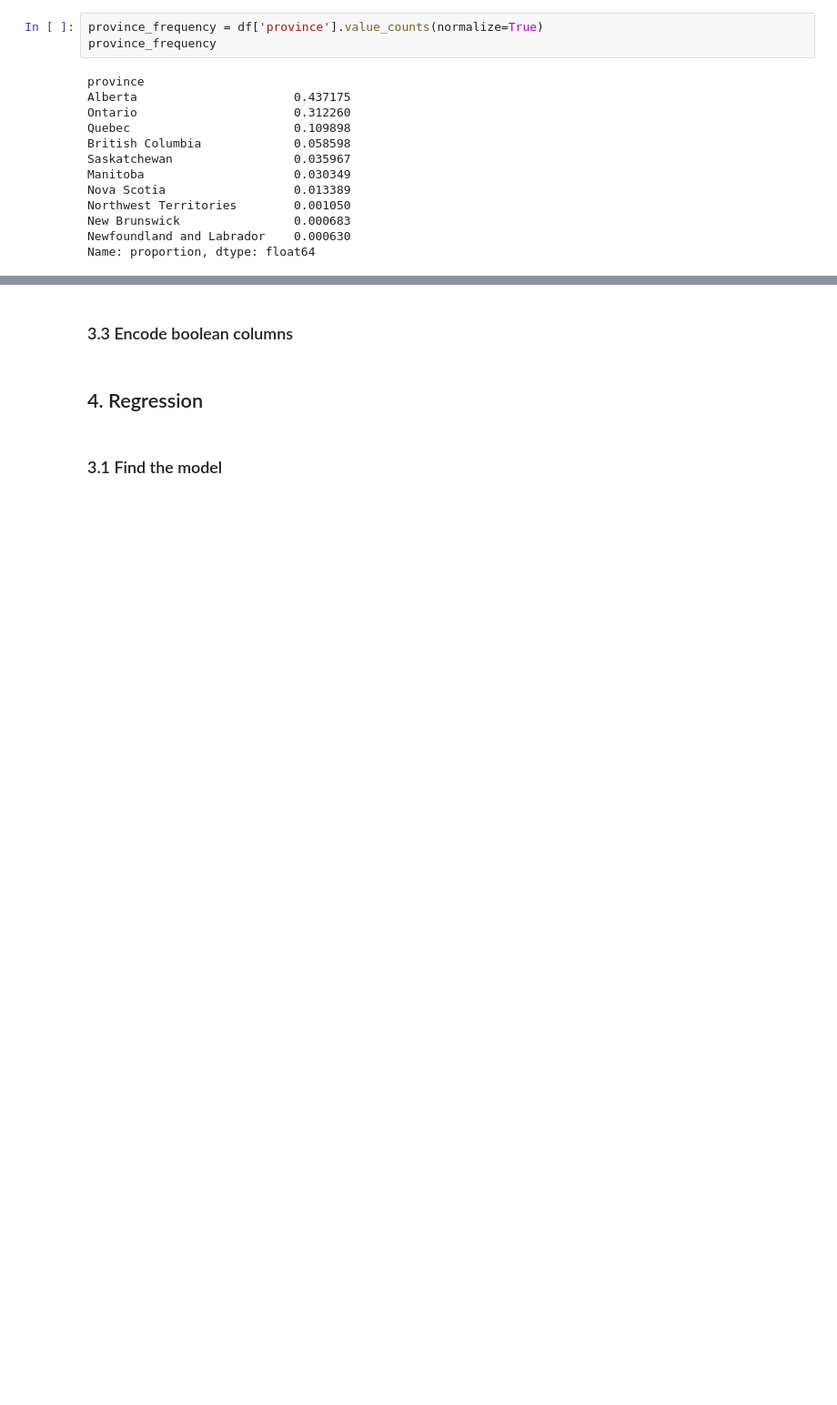
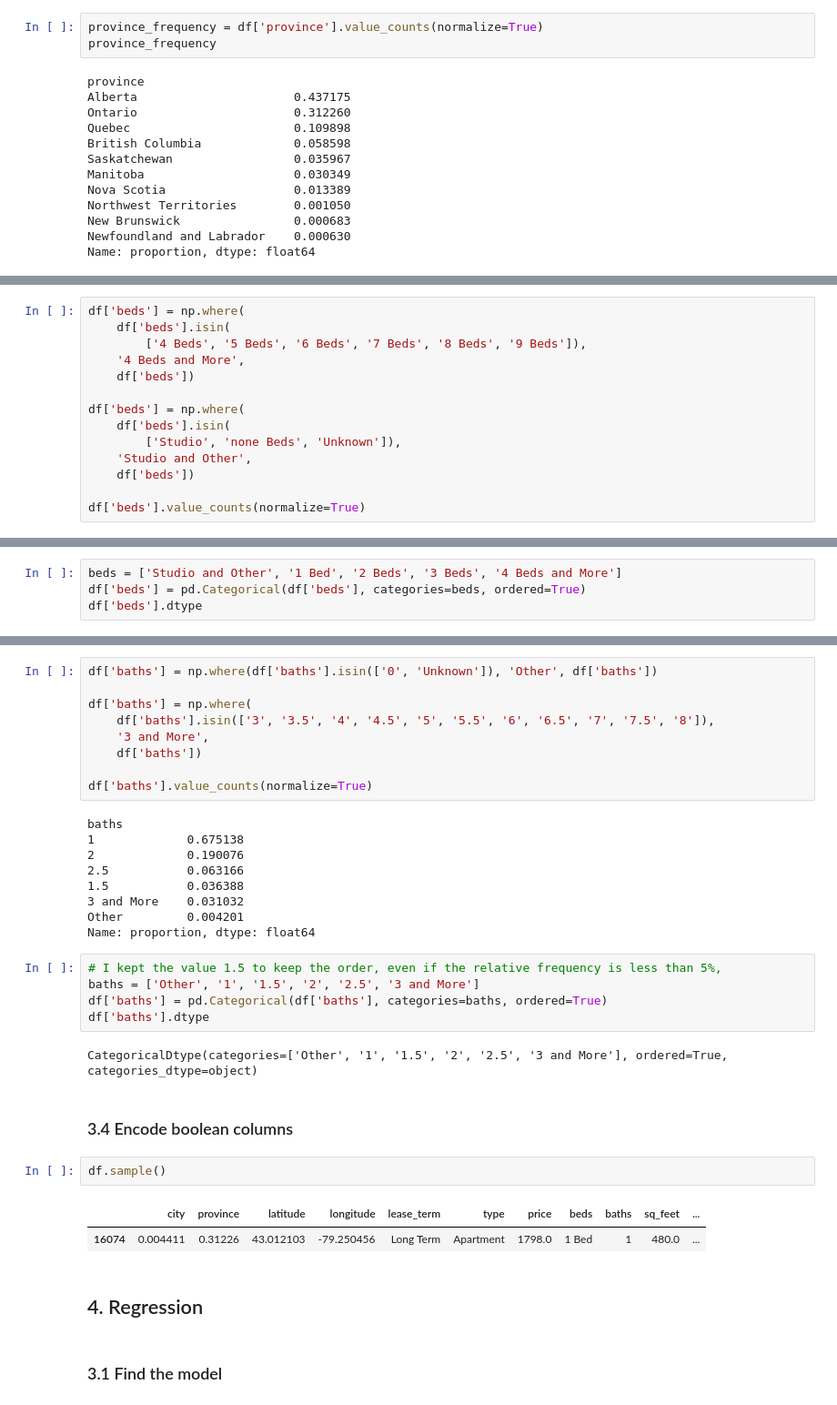
Before and after one commit to nadpierre/rental-prices-regression-project, a Jupyter notebook: RentalPricesRegression.ipynb, the cells around one changed output, grey strips where cells are left out. Shown: that part at 91% size. Drawn from its saved outputs; the diff is of its cells as text; blank space fills up the shorter version.

Commit message:
data preprocessing of categorical values

```diff
--- a/RentalPricesRegression.ipynb
+++ b/RentalPricesRegression.ipynb
@@ -566,0 +633,14 @@ df.sample(3)
+# %%
+df['beds'] = np.where(
+    df['beds'].isin(
+        ['4 Beds', '5 Beds', '6 Beds', '7 Beds', '8 Beds', '9 Beds']),
+    '4 Beds and More',
+    df['beds'])
+
+df['beds'] = np.where(
+    df['beds'].isin(
+        ['Studio', 'none Beds', 'Unknown']),
+    'Studio and Other',
+    df['beds'])
+
+df['beds'].value_counts(normalize=True)
@@ -566,0 +655,4 @@ df.sample(3)
+# %%
+beds = ['Studio and Other', '1 Bed', '2 Beds', '3 Beds', '4 Beds and More']
+df['beds'] = pd.Categorical(df['beds'], categories=beds, ordered=True)
+df['beds'].dtype
@@ -567,5 +687,35 @@ df.sample(3)
+# %%
+df['baths'] = np.where(df['baths'].isin(['0', 'Unknown']), 'Other', df['baths'])
+
+df['baths'] = np.where(
+    df['baths'].isin(['3', '3.5', '4', '4.5', '5', '5.5', '6', '6.5', '7', '7.5', '8']),
+    '3 and More',
+    df['baths'])
+
+df['baths'].value_counts(normalize=True)
+# %% [output]
+baths
+1             0.675138
+2             0.190076
+2.5           0.063166
+1.5           0.036388
+3 and More    0.031032
+Other         0.004201
+Name: proportion, dtype: float64
+# %%
+# I kept the value 1.5 to keep the order, even if the relative frequency is less than 5%,
+baths = ['Other', '1', '1.5', '2', '2.5', '3 and More']
+df['baths'] = pd.Categorical(df['baths'], categories=baths, ordered=True)
+df['baths'].dtype
+# %% [output]
+CategoricalDtype(categories=['Other', '1', '1.5', '2', '2.5', '3 and More'], ordered=True, categories_dtype=object)
 # %% [markdown]
-### 3.3 Encode boolean columns
+### 3.4 Encode boolean columns
+# %%
+df.sample()
+# %% [output]
+|  | city | province | latitude | longitude | lease_term | type | price | beds | baths | sq_feet | ... |
+| 16074 | 0.004411 | 0.31226 | 43.012103 | -79.250456 | Long Term | Apartment | 1798.0 | 1 Bed | 1 | 480.0 | ... |
 # %% [markdown]
 ## 4. Regression
 # %% [markdown]
```
Also changed, not shown: parts of 31 cells of this notebook.
